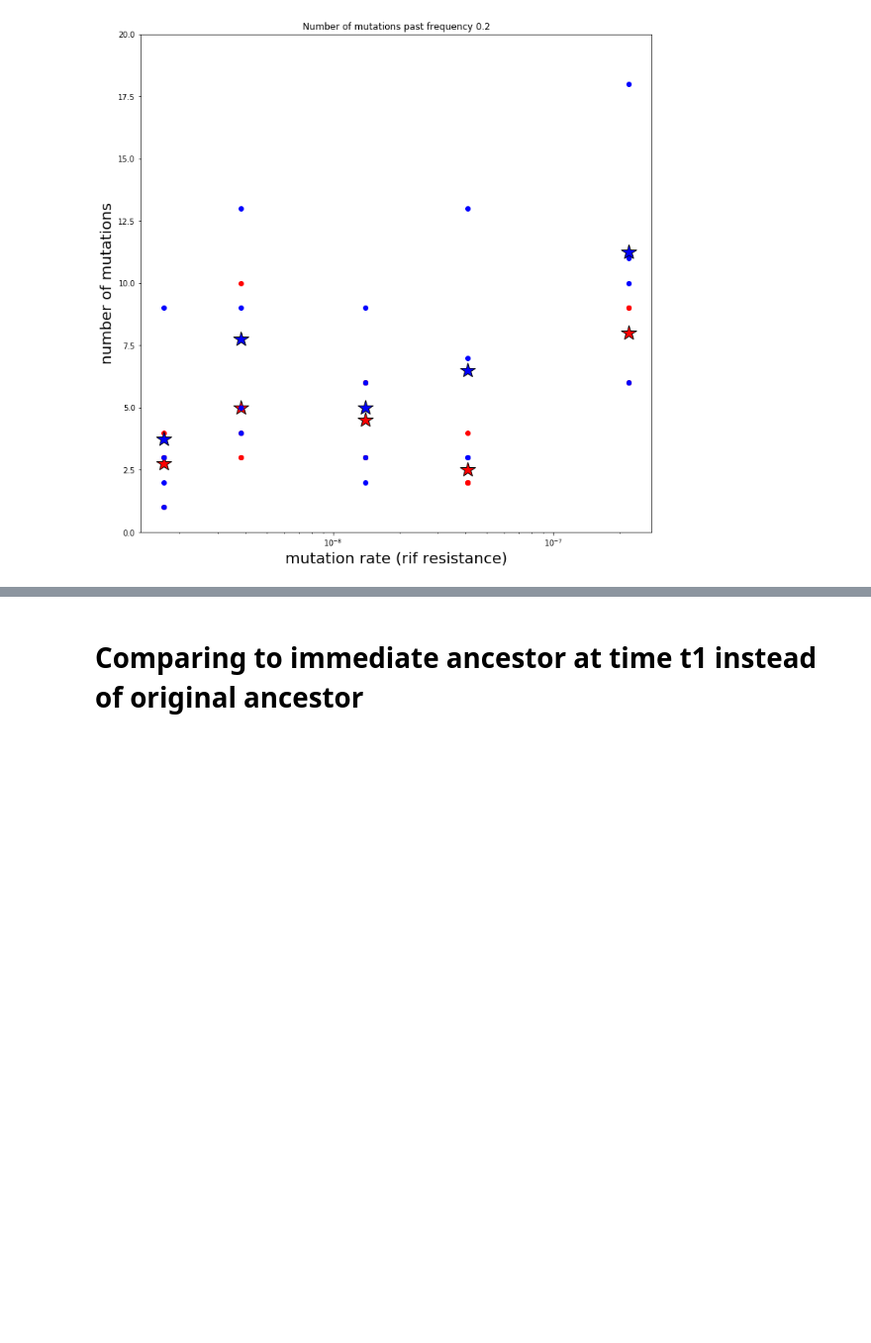
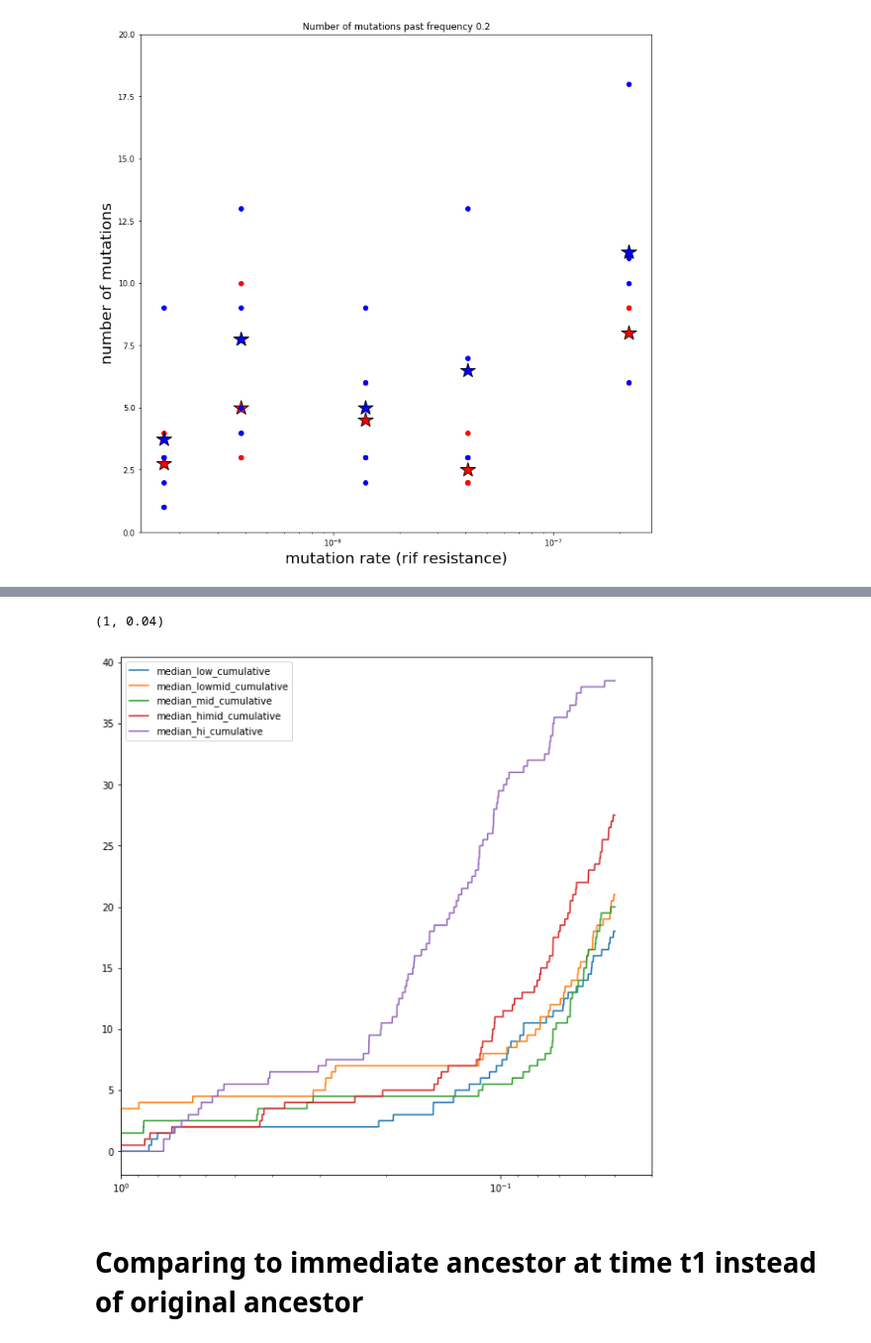
Before and after one commit to nicholas-sherer/NS001_Sequencing, a Jupyter notebook: Polymorphisms past certain frequency by mutation rate condition.ipynb, the cells around one changed output, grey strips where cells are left out. Shown at 99% size. Drawn from its saved outputs; the diff is of its cells as text; code cells hidden in the pictures; blank space fills up the shorter version.

```diff
--- a/Polymorphisms past certain frequency by mutation rate condition.ipynb
+++ b/Polymorphisms past certain frequency by mutation rate condition.ipynb
@@ -77,3 +193,58 @@ ax.set_ylim(0,20);
+# %%
+fig = plt.figure(figsize=(10,10))
+axes = fig.add_subplot(111)
+x = np.linspace(1,.05,num=10000)
+
+lodists = []
+for smpr in ['Lo1t2_S1', 'Lo2t2_S1', 'Lo3t2_S1', 'Lo4t2_S1']:
+    fraqs, cornts = cumulative_mu_counts(smpr)
+    cumdist = func_cum(fraqs, cornts)
+    lodists.append(cumdist)
+mean_low = median_func(*lodists)
+y_low = np.array([mean_low(i) for i in x])
+axes.semilogx(x, y_low, label='median_low_cumulative')
+
+lomiddists = []
+for smpr in ['LoMid1t2_S1', 'LoMid2t2_S1', 'LoMid3t2_S1', 'LoMid4t2_S1']:
+    fraqs, cornts = cumulative_mu_counts(smpr)
+    cumdist = func_cum(fraqs, cornts)
+    lomiddists.append(cumdist)
+mean_lowmid = median_func(*lomiddists)
+y_lowmid = np.array([mean_lowmid(i) for i in x])
+axes.semilogx(x, y_lowmid, label='median_lowmid_cumulative')
+
+middists = []
+for smpr in ['Mid1t2_S1', 'Mid2t2_S1', 'Mid3t2_S1', 'Mid4t2_S1']:
+    fraqs, cornts = cumulative_mu_counts(smpr)
+    cumdist = func_cum(fraqs, cornts)
+    middists.append(cumdist)
+mean_mid = median_func(*middists)
+y_mid = np.array([mean_mid(i) for i in x])
+axes.semilogx(x, y_mid, label='median_mid_cumulative')
+
+himiddists = []
+for smpr in ['HiMid1t2_S1', 'HiMid2t2_S1', 'HiMid3t2_S1', 'HiMid4t2_S1']:
+    fraqs, cornts = cumulative_mu_counts(smpr)
+    cumdist = func_cum(fraqs, cornts)
+    himiddists.append(cumdist)
+mean_himid = median_func(*himiddists)
+y_himid = np.array([mean_himid(i) for i in x])
+axes.semilogx(x, y_himid, label='median_himid_cumulative')
+
+hidists = []
+for smpr in ['Hi1t2_S1', 'Hi2t2_S1', 'Hi3t2_S1', 'Hi4t2_S1']:
+    fraqs, cornts = cumulative_mu_counts(smpr)
+    cumdist = func_cum(fraqs, cornts)
+    hidists.append(cumdist)
+mean_hi = median_func(*hidists)
+y_hi = np.array([mean_hi(i) for i in x])
+axes.semilogx(x, y_hi, label='median_hi_cumulative')
+
+axes.legend()
+axes.set_xlim(1,.04)
+# %% [output]
+(1, 0.04)
+[figure, added]
 # %% [markdown]
 # Comparing to immediate ancestor at time t1 instead of original ancestor
 # %%
```
Also changed, not shown: parts of 4 cells of this notebook.
